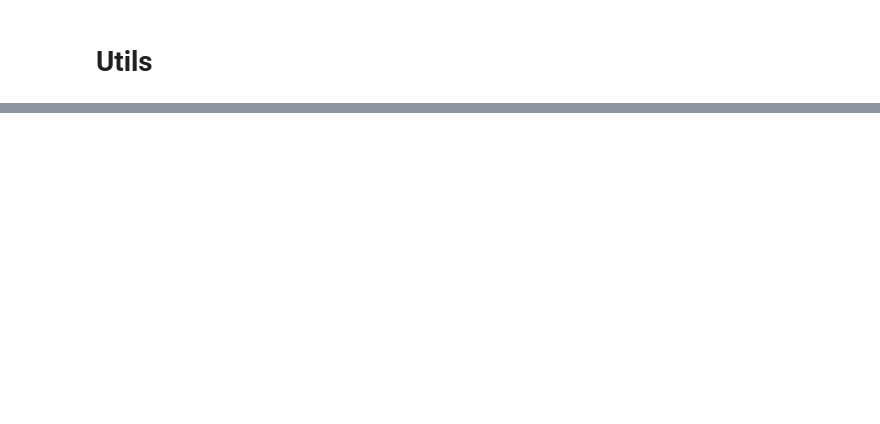
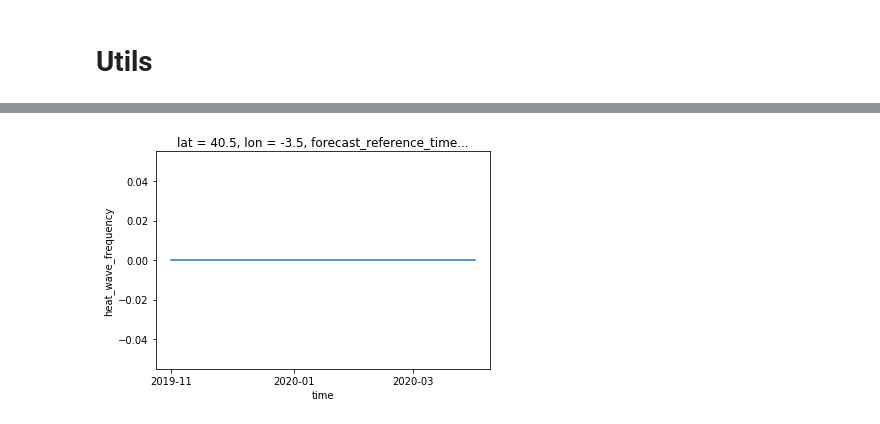
Before and after one commit to Vizzuality/copernicus-climate-data, a Jupyter notebook: test_zarr_remote.ipynb, the cells around one changed output, grey strips where cells are left out. Cells and saved outputs as stored; diff of their text form; code cells hidden in the pictures; blank space fills up the shorter version.

```diff
--- a/test_zarr_remote.ipynb
+++ b/test_zarr_remote.ipynb
@@ -461,0 +118,5 @@ KeyboardInterrupt: ignored
+# %%
+%%time
+# Here we are only reading the metadata!
+seas = get_cached_zarr("seasonal-original-single-levels")
+seas
@@ -461,0 +272,6 @@ KeyboardInterrupt: ignored
+# %%
+%%time
+# Seasonal
+ds = get_timeseries(seas, 40.411335, -3.674908, 'future')
+ds.plot()
+# %% [output]
@@ -461,0 +280 @@ KeyboardInterrupt: ignored
+[figure, added]
```
Also changed, not shown: parts of 44 cells of this notebook.
